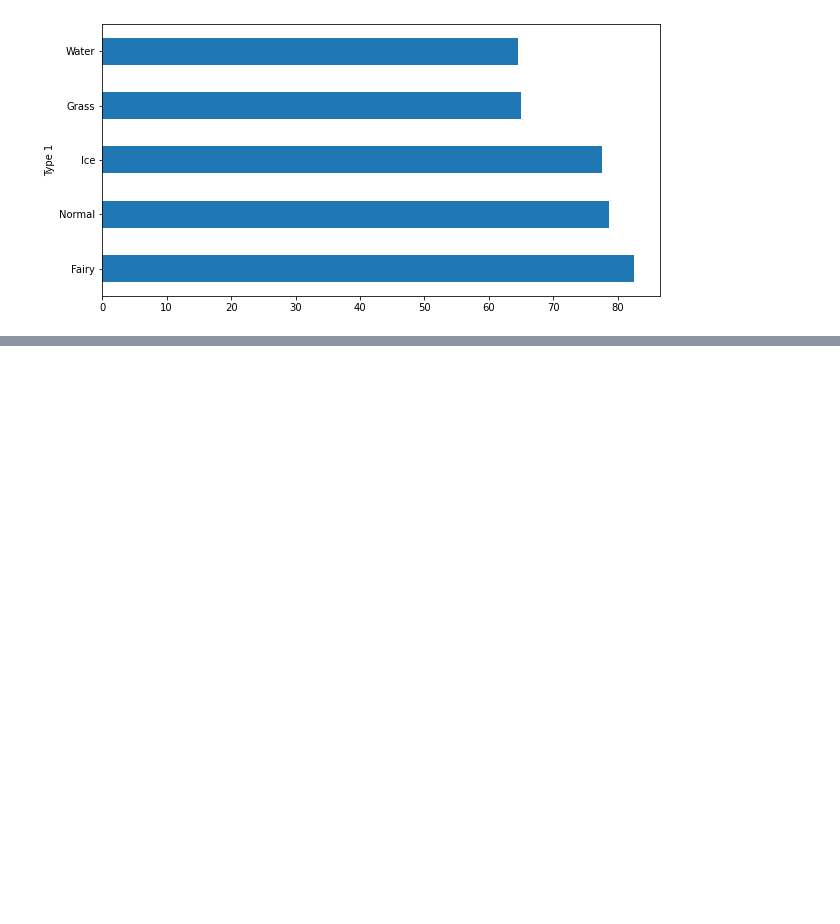
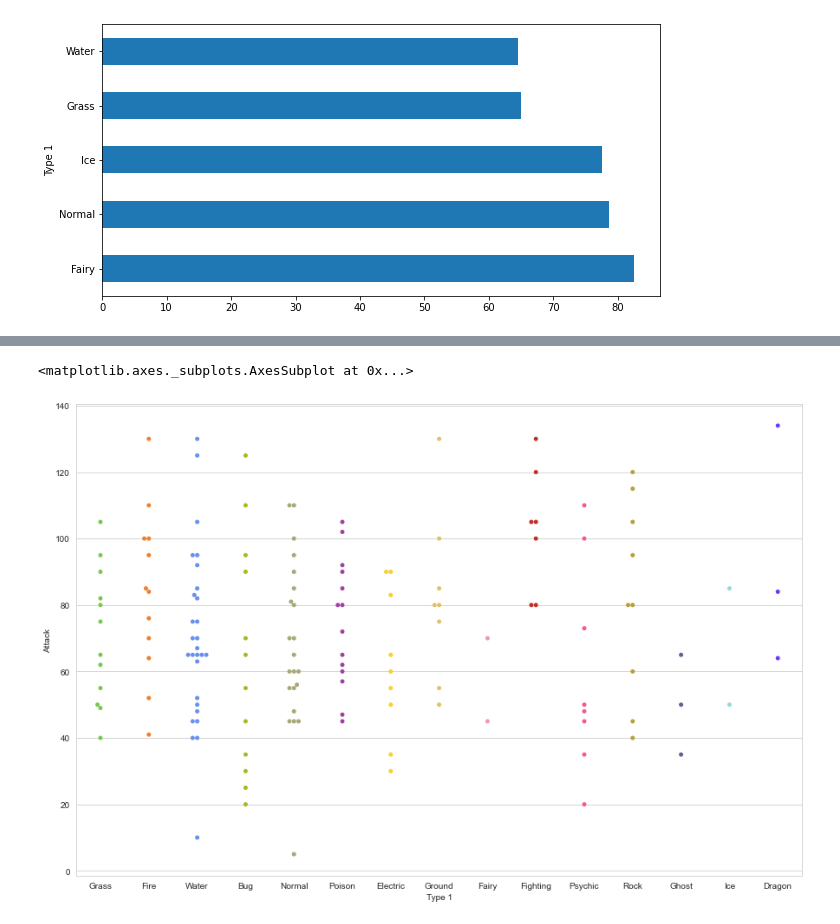
Before and after one commit to miguestepa/seaborn-pokemon, a Jupyter notebook: seaborn-pokemon.ipynb, the cells around one changed output, grey strips where cells are left out. Saved outputs shown, nothing was run; the diff lists cells and outputs as text; code cells hidden in the pictures; blank space fills up the shorter version.

```diff
--- a/seaborn-pokemon.ipynb
+++ b/seaborn-pokemon.ipynb
@@ -89,0 +129,8 @@ df_types['HP'].mean().sort_values(ascending=False).head(5).plot(kind='barh', fig
+# %%
+# Swarm plot with Pokemon color palette
+plt.figure(figsize=(15,10))
+sns.swarmplot(x='Type 1', y='Attack', data=df,
+              palette=pkmn_type_colors)
+# %% [output]
+<matplotlib.axes._subplots.AxesSubplot at 0x...>
+[figure, added]
```
Also changed, not shown: parts of 6 cells of this notebook.
